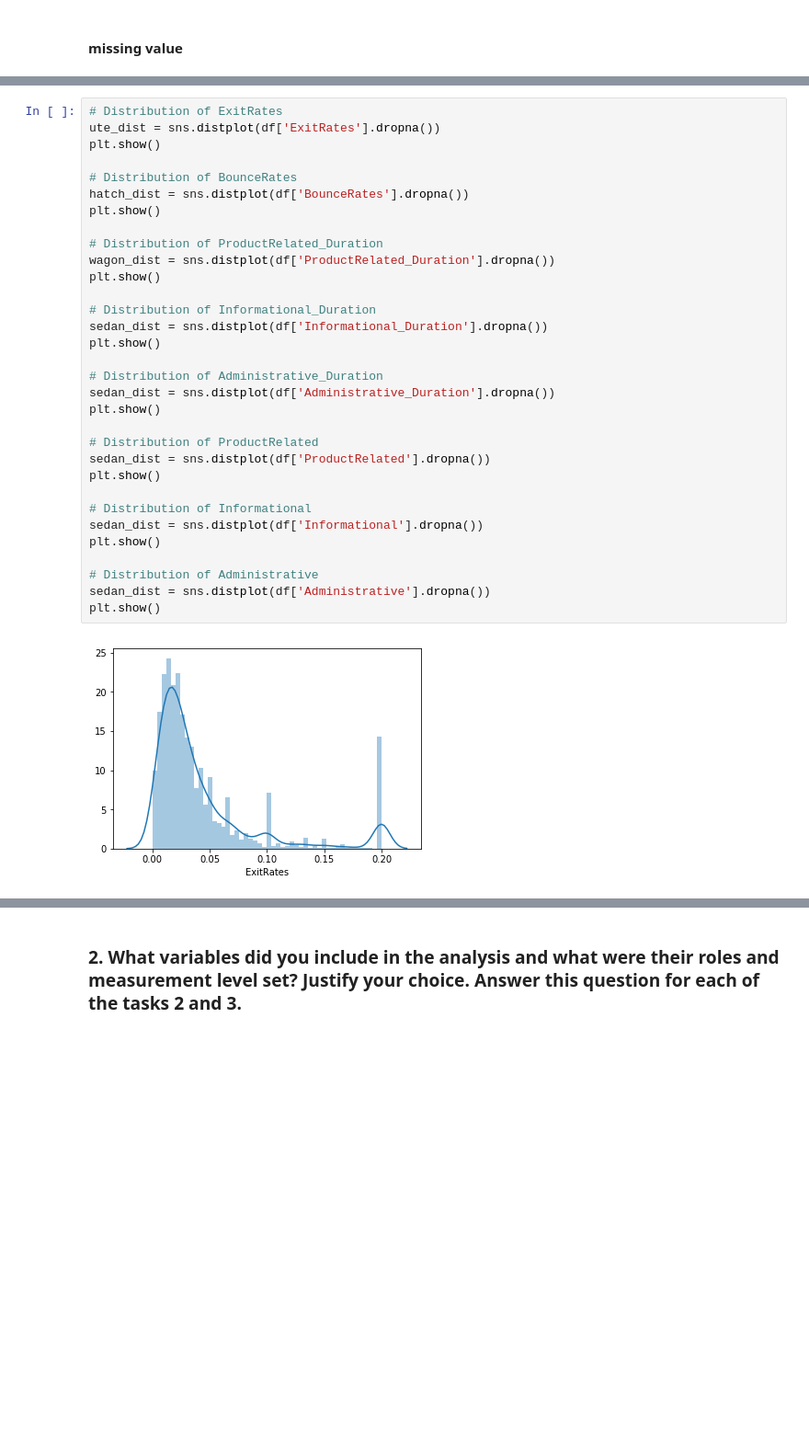
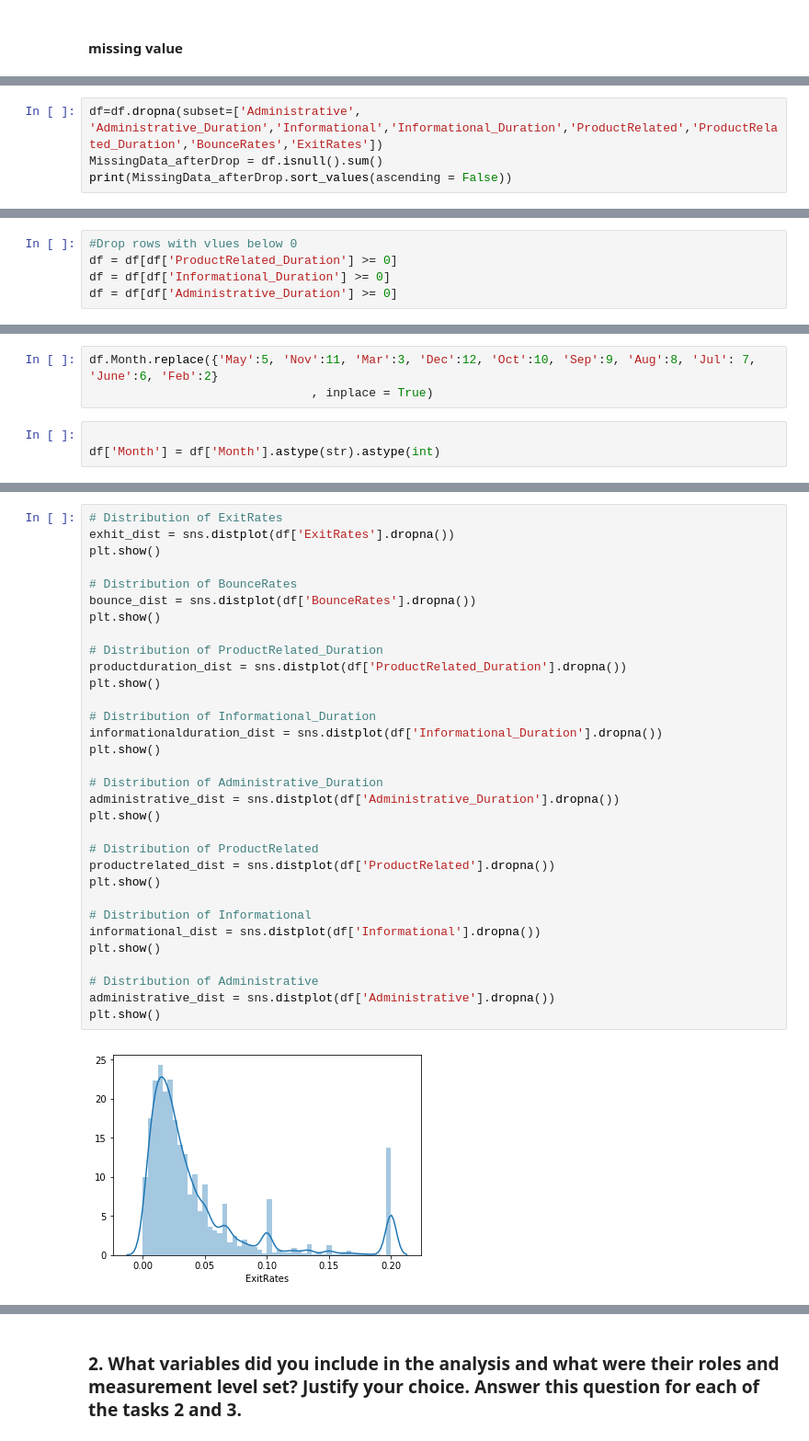
Before and after one commit to jiangdonghan/IFN645Assignment1, a Jupyter notebook: assignment2.ipynb, the cells around one changed output, grey strips where cells are left out. Shown at 92% size. Saved outputs shown, nothing was run; the diff lists cells and outputs as text; blank space fills up the shorter version.

```diff
--- a/assignment2.ipynb
+++ b/assignment2.ipynb
@@ -199,0 +95,4 @@ memory usage: 770.7 KB
+# %%
+df=df.dropna(subset=['Administrative', 'Administrative_Duration','Informational','Informational_Duration','ProductRelated','ProductRelated_Duration','BounceRates','ExitRates'])
+MissingData_afterDrop = df.isnull().sum()
+print(MissingData_afterDrop.sort_values(ascending = False))
@@ -199,0 +172,5 @@ memory usage: 770.7 KB
+# %%
+#Drop rows with vlues below 0
+df = df[df['ProductRelated_Duration'] >= 0]
+df = df[df['Informational_Duration'] >= 0]
+df = df[df['Administrative_Duration'] >= 0]
@@ -199,0 +189,6 @@ memory usage: 770.7 KB
+# %%
+df.Month.replace({'May':5, 'Nov':11, 'Mar':3, 'Dec':12, 'Oct':10, 'Sep':9, 'Aug':8, 'Jul': 7, 'June':6, 'Feb':2}
+                               , inplace = True)
+# %%
+
+df['Month'] = df['Month'].astype(str).astype(int)
@@ -200,34 +237,34 @@ memory usage: 770.7 KB
 # %%
 # Distribution of ExitRates
-ute_dist = sns.distplot(df['ExitRates'].dropna())
+exhit_dist = sns.distplot(df['ExitRates'].dropna())
 plt.show()
 
 # Distribution of BounceRates
-hatch_dist = sns.distplot(df['BounceRates'].dropna())
+bounce_dist = sns.distplot(df['BounceRates'].dropna())
 plt.show()
 
 # Distribution of ProductRelated_Duration
-wagon_dist = sns.distplot(df['ProductRelated_Duration'].dropna())
+productduration_dist = sns.distplot(df['ProductRelated_Duration'].dropna())
 plt.show()
 
 # Distribution of Informational_Duration
-sedan_dist = sns.distplot(df['Informational_Duration'].dropna())
+informationalduration_dist = sns.distplot(df['Informational_Duration'].dropna())
 plt.show()
 
 # Distribution of Administrative_Duration
-sedan_dist = sns.distplot(df['Administrative_Duration'].dropna())
+administrative_dist = sns.distplot(df['Administrative_Duration'].dropna())
 plt.show()
 
 # Distribution of ProductRelated
-sedan_dist = sns.distplot(df['ProductRelated'].dropna())
+productrelated_dist = sns.distplot(df['ProductRelated'].dropna())
 plt.show()
 
 # Distribution of Informational
-sedan_dist = sns.distplot(df['Informational'].dropna())
+informational_dist = sns.distplot(df['Informational'].dropna())
 plt.show()
 
 # Distribution of Administrative
-sedan_dist = sns.distplot(df['Administrative'].dropna())
+administrative_dist = sns.distplot(df['Administrative'].dropna())
 plt.show()
 # %% [output]
-[figure, old version]
+[figure, new version]
```
Also changed, not shown: parts of 64 cells of this notebook.
